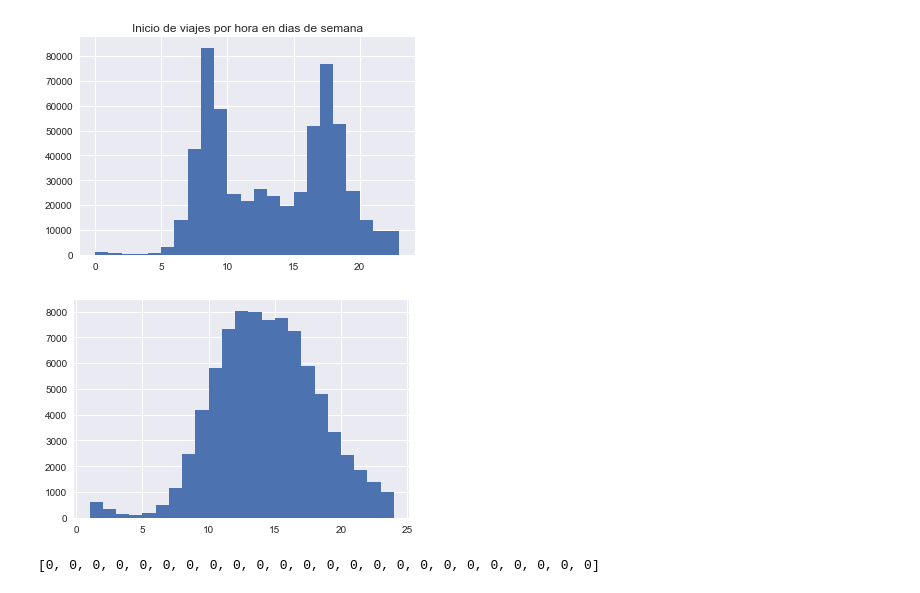
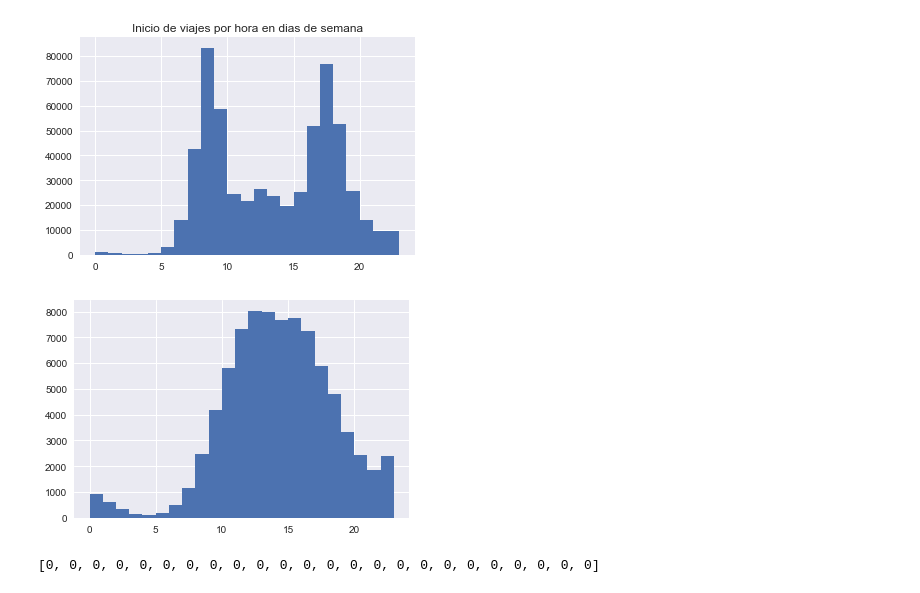
Before and after one commit to Arkenan/datos-tp, a Jupyter notebook: Explo v2.ipynb, the cells around one changed output. Saved outputs shown, nothing was run; the diff lists cells and outputs as text; code cells hidden in the pictures.

```diff
--- a/Explo v2.ipynb
+++ b/Explo v2.ipynb
@@ -212,12 +233,12 @@ plt.show()
 # %%
 # Distribucion horaria del comienzo de los viajes los dias de fin de semana
 trips.start_date[trips.start_date.dt.dayofweek > 4]\
      .apply(lambda date: date.hour)\
-     .hist(bins=range(1,25))
+     .hist(bins=range(0,24))
 
 plt.show()
 # %% [output]
-[figure, old version]
+[figure, new version]
 # %%
 hours_weekday
 # %% [output]
```
Also changed, not shown: parts of 12 cells of this notebook.
